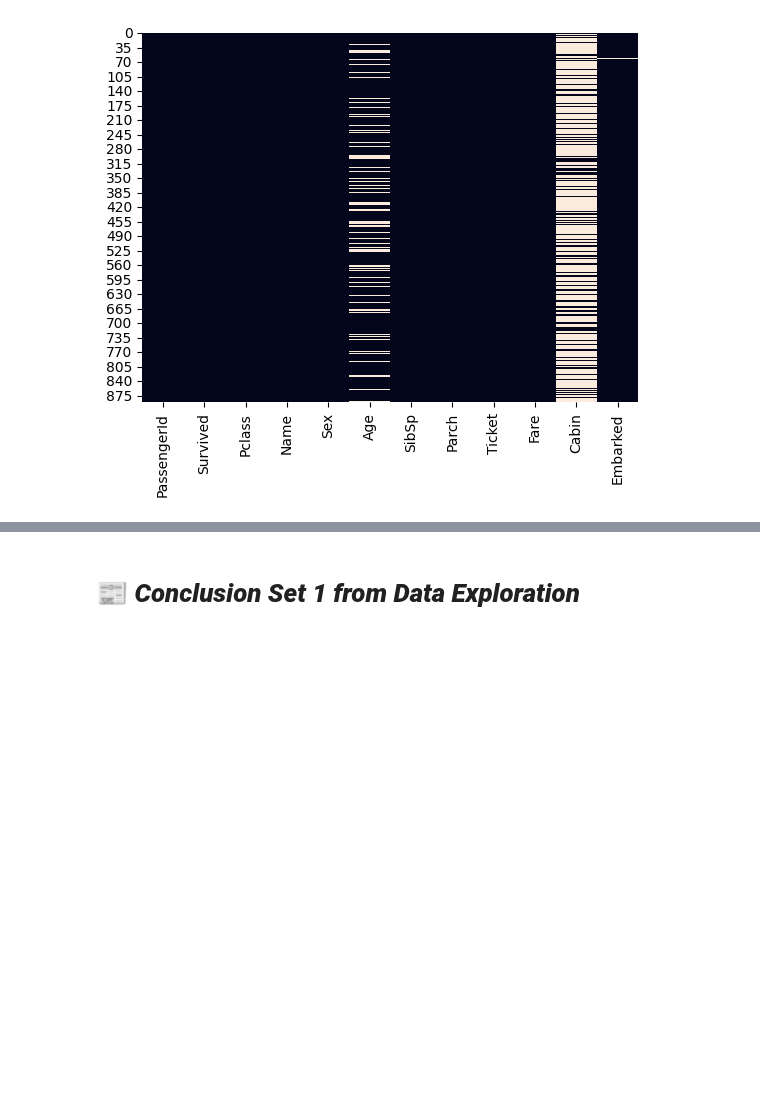
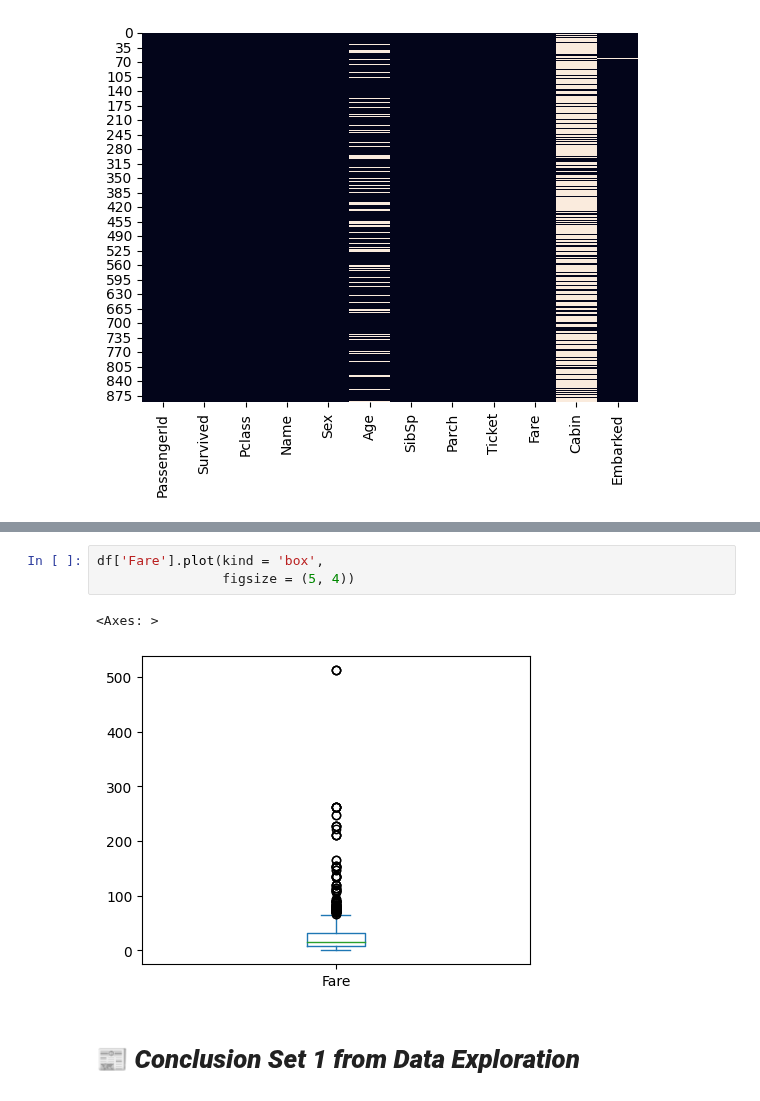
Before and after one commit to yigaai/StoryTelling_with_Data_myTelescope, a Jupyter notebook: titanic-survival-prediction.ipynb, the cells around one changed output, grey strips where cells are left out. Cells and saved outputs as stored; diff of their text form; blank space fills up the shorter version.

```diff
--- a/titanic-survival-prediction.ipynb
+++ b/titanic-survival-prediction.ipynb
@@ -159,3 +213,9 @@ plt.show()
+# %%
+df['Fare'].plot(kind = 'box',
+                figsize = (5, 4))
+# %% [output]
+<Axes: >
+[figure, added]
 # %% [markdown]
 #  📰 ***Conclusion Set 1 from Data Exploration***
 # %% [markdown]
```
Also changed, not shown: parts of 20 cells of this notebook.
